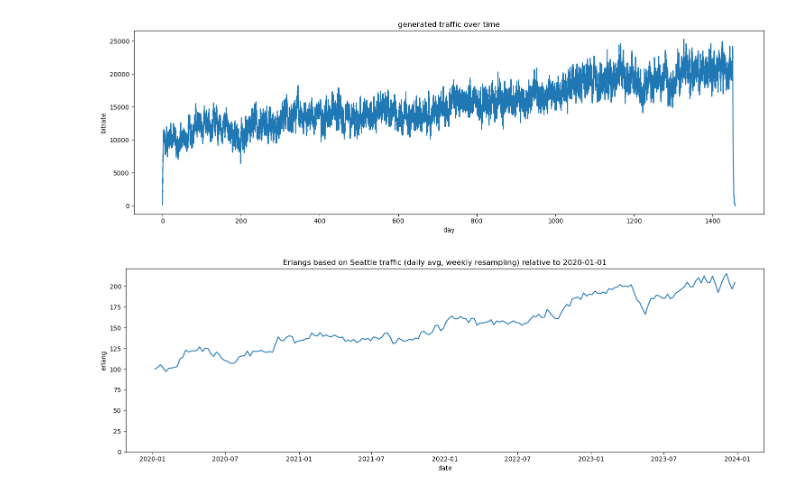
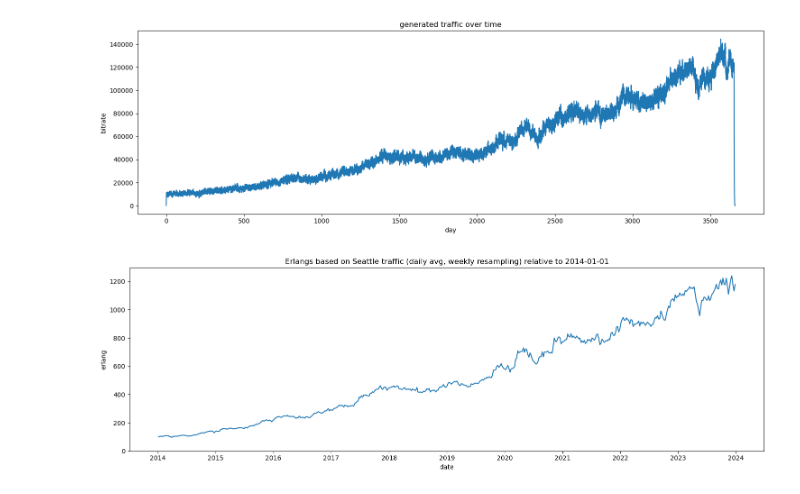
Before and after one commit to srpetale/traffic-for-prodigy, a Jupyter notebook: testing_shrinivas.ipynb, the cells around one changed output. Saved outputs shown, nothing was run; the diff lists cells and outputs as text; code cells hidden in the pictures.

```diff
--- a/testing_shrinivas.ipynb
+++ b/testing_shrinivas.ipynb
@@ -3,4 +3,10 @@ from generator_based_on_Seattle import *
 # %%
 from parameters import *
 # %%
-generated_traffic = generate_traffic_based_on_seattle(from_date='2020-01-01', to_date='2023-12-31', first_erlang=LAMBDA_0, constant_bitrate=IS_CONSTANT_BITRATE, aggregation='avg', resampling='weekly')
+generated_traffic_combined = generate_traffic_based_on_seattle(
+    from_date=FROM_DATE,
+    to_date=TO_DATE,
+    first_erlang=LAMBDA_0,
+    constant_bitrate=IS_CONSTANT_BITRATE,
+    aggregation=AGGREGATION,
+    resampling=RESAMPLING)
@@ -39,7 +47,12 @@ divide_generated_traffic_into_periods(generated_traffic,UPGRADE_PERIOD)[0]
 # %%
-draw_generated_traffic(generated_traffic)
-draw_erlangs_from_Seattle(from_date='2020-01-01', to_date='2023-12-31', first_erlang=LAMBDA_0, aggregation='avg', resampling='weekly')
+draw_generated_traffic(generated_traffic_combined)
+draw_erlangs_from_Seattle(
+    from_date=FROM_DATE,
+    to_date=TO_DATE,
+    first_erlang=LAMBDA_0,
+    aggregation=AGGREGATION,
+    resampling=RESAMPLING)
 # %% [output]
-[figure, old version]
+[figure, new version]
-[figure, old version]
+[figure, new version]
 # %%
```
Also changed, not shown: parts of 16 cells of this notebook, 1 other file.
